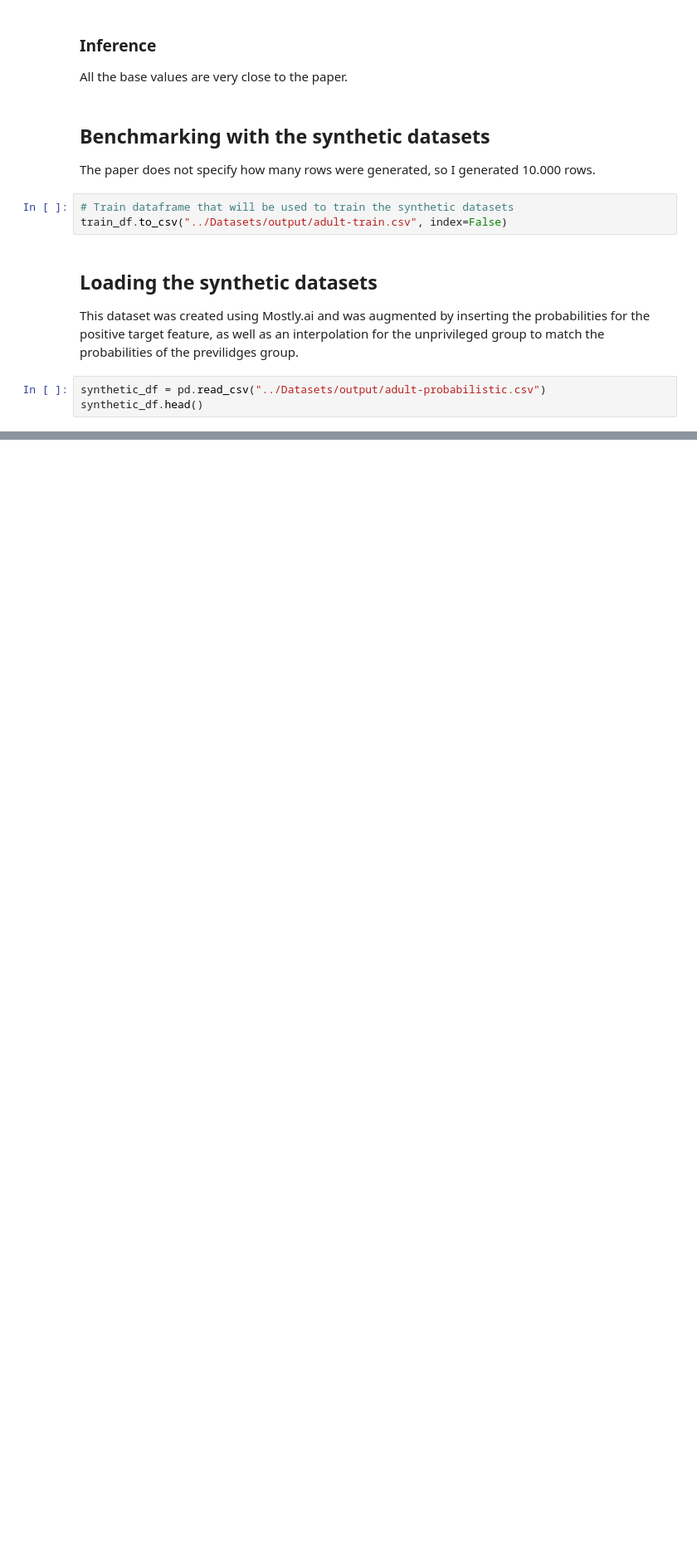
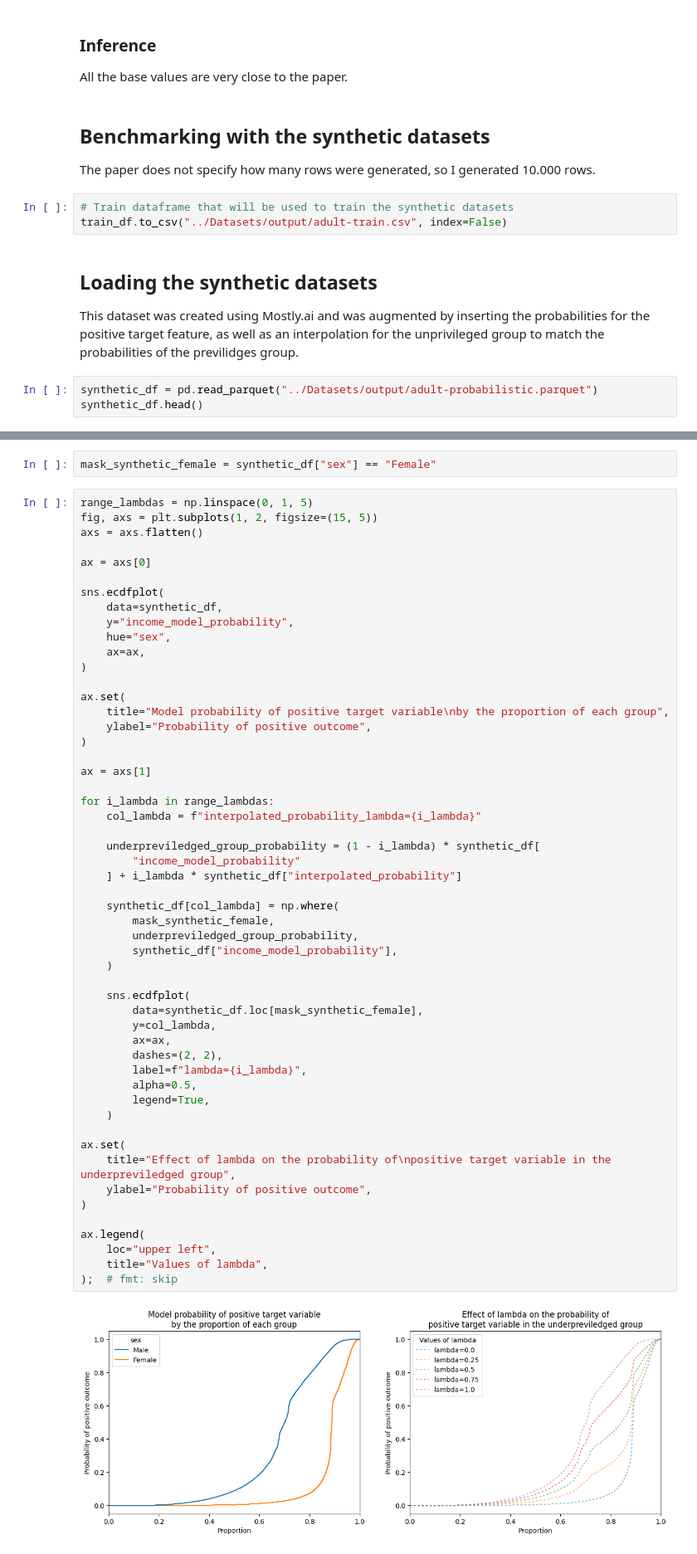
Before and after one commit to krugergui/Strong-statistical-parity-through-fair-synthetic-data, a Jupyter notebook: notebooks/adult-uci.ipynb, the cells around one changed output, grey strips where cells are left out. Shown at 83% size. Drawn from its saved outputs; the diff is of its cells as text; blank space fills up the shorter version.

```diff
--- a/notebooks/adult-uci.ipynb
+++ b/notebooks/adult-uci.ipynb
@@ -151,7 +171,7 @@ train_df.to_csv("../Datasets/output/adult-train.csv", index=False)
 
 This dataset was created using Mostly.ai and was augmented by inserting the probabilities for the positive target feature, as well as an interpolation for the unprivileged group to match the probabilities of the previlidges group.
 # %%
-synthetic_df = pd.read_csv("../Datasets/output/adult-probabilistic.csv")
+synthetic_df = pd.read_parquet("../Datasets/output/adult-probabilistic.parquet")
 synthetic_df.head()
 # %% [output]
 |  | age | workclass | education | marital-status | occupation | relationship | race | sex | ... |
@@ -160,3 +180,60 @@ synthetic_df.head()
 | 2 | 43 | Private | Bachelors | Married-civ-spouse | Sales | Husband | Asian-Pac-Islander | Male | ... |
 | 3 | 47 | Private | HS-grad | Married-civ-spouse | Farming-fishing | Husband | White | Male | ... |
 | 4 | 41 | Private | HS-grad | Married-civ-spouse | Machine-op-inspct | Husband | White | Male | ... |
+# %%
+mask_synthetic_female = synthetic_df["sex"] == "Female"
+# %%
+range_lambdas = np.linspace(0, 1, 5)
+fig, axs = plt.subplots(1, 2, figsize=(15, 5))
+axs = axs.flatten()
+
+ax = axs[0]
+
+sns.ecdfplot(
+    data=synthetic_df,
+    y="income_model_probability",
+    hue="sex",
+    ax=ax,
+)
+
+ax.set(
+    title="Model probability of positive target variable\nby the proportion of each group",
+    ylabel="Probability of positive outcome",
+)
+
+ax = axs[1]
+
+for i_lambda in range_lambdas:
+    col_lambda = f"interpolated_probability_lambda={i_lambda}"
+
+    underpreviledged_group_probability = (1 - i_lambda) * synthetic_df[
+        "income_model_probability"
+    ] + i_lambda * synthetic_df["interpolated_probability"]
+
+    synthetic_df[col_lambda] = np.where(
+        mask_synthetic_female,
+        underpreviledged_group_probability,
+        synthetic_df["income_model_probability"],
+    )
+
+    sns.ecdfplot(
+        data=synthetic_df.loc[mask_synthetic_female],
+        y=col_lambda,
+        ax=ax,
+        dashes=(2, 2),
+        label=f"lambda={i_lambda}",
+        alpha=0.5,
+        legend=True,
+    )
+
+ax.set(
+    title="Effect of lambda on the probability of\npositive target variable in the underpreviledged group",
+    ylabel="Probability of positive outcome",
+)
+
+ax.legend(
+    loc="upper left",
+    title="Values of lambda",
+);  # fmt: skip
+# %% [output]
+[figure, added]
```
Also changed, not shown: parts of 11 cells of this notebook, 4 other files.
